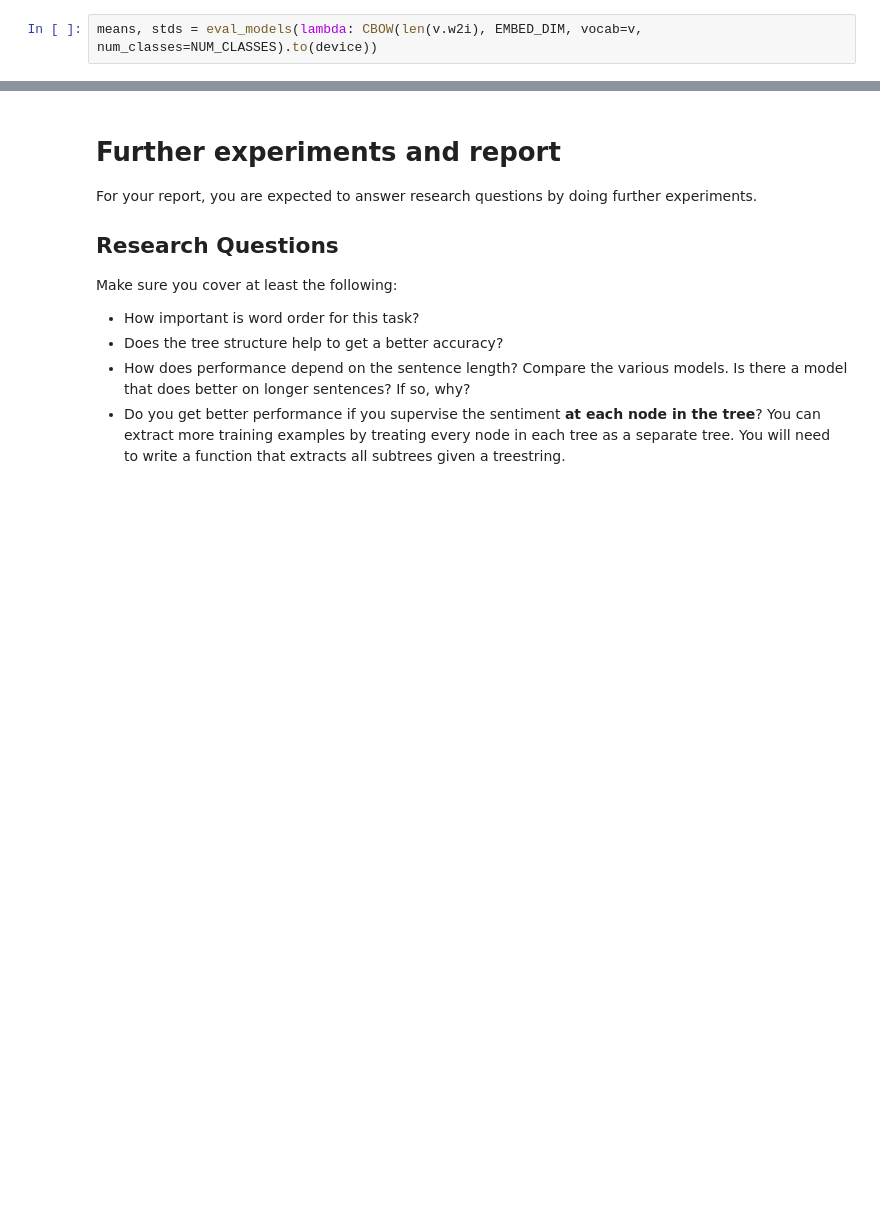
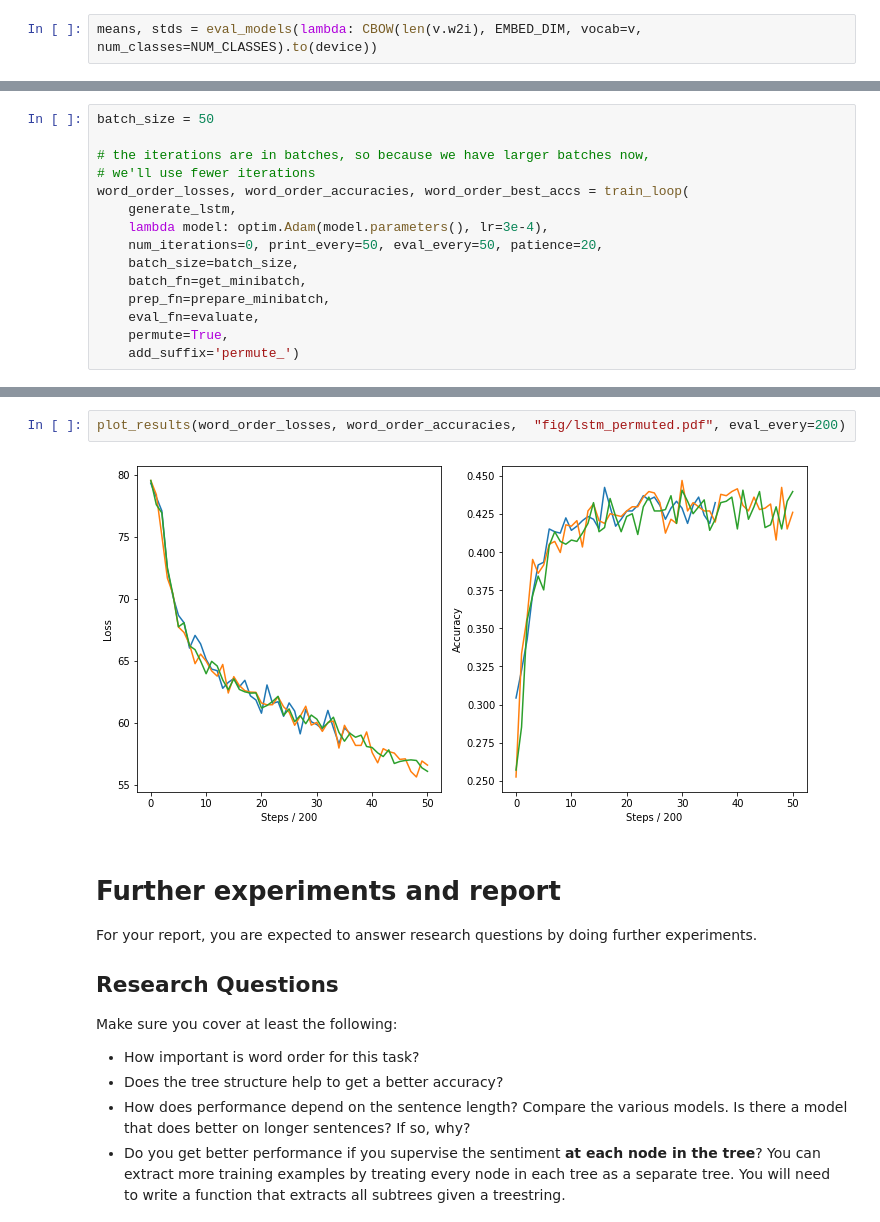
Before and after one commit to TomFrederik/nlp1_uva, a Jupyter notebook: lab_2/NLP1_2020_Practical_2_(student_version).ipynb, the cells around one changed output, grey strips where cells are left out. Saved outputs shown, nothing was run; the diff lists cells and outputs as text; blank space fills up the shorter version.

```diff
--- a/lab_2/NLP1_2020_Practical_2_(student_version).ipynb
+++ b/lab_2/NLP1_2020_Practical_2_(student_version).ipynb
@@ -2208,0 +2207,15 @@ Text(0, 0.5, 'Mean accuracy')
+# %%
+batch_size = 50
+
+# the iterations are in batches, so because we have larger batches now,
+# we'll use fewer iterations
+word_order_losses, word_order_accuracies, word_order_best_accs = train_loop(
+    generate_lstm,
+    lambda model: optim.Adam(model.parameters(), lr=3e-4),
+    num_iterations=0, print_every=50, eval_every=50, patience=20,
+    batch_size=batch_size,
+    batch_fn=get_minibatch,
+    prep_fn=prepare_minibatch,
+    eval_fn=evaluate,
+    permute=True,
+    add_suffix='permute_')
@@ -2209,3 +2240,7 @@ Text(0, 0.5, 'Mean accuracy')
+# %%
+plot_results(word_order_losses, word_order_accuracies,  "fig/lstm_permuted.pdf", eval_every=200)
+# %% [output]
+[figure, added]
 # %% [markdown]
 # Further experiments and report
 
```
Also changed, not shown: parts of 35 cells of this notebook, 5 other files.
